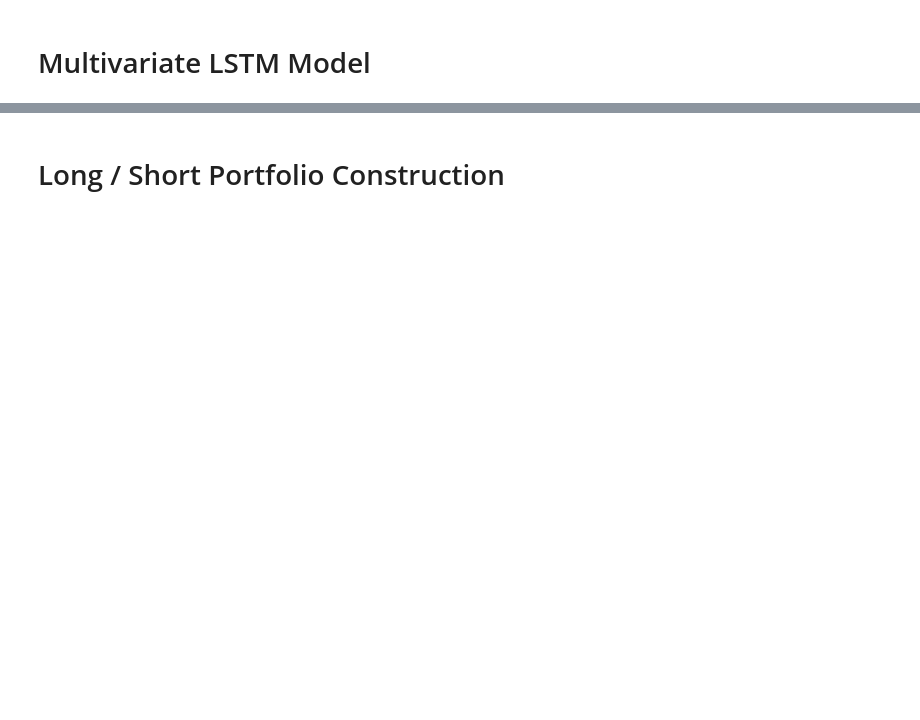
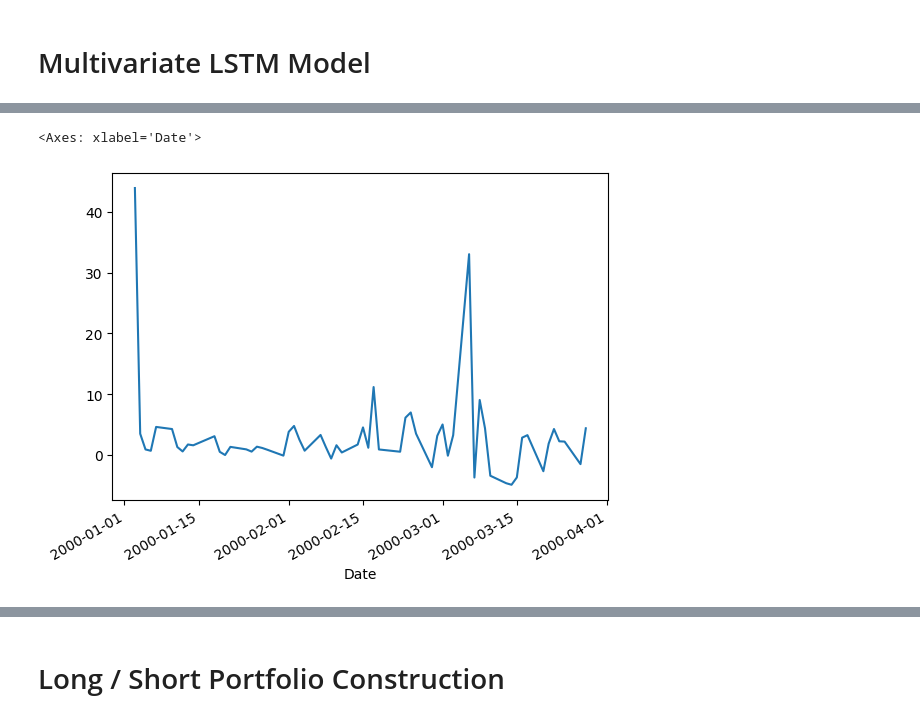
Before and after one commit to eldor-fozilov/FracLSTM-Portfolio, a Jupyter notebook: model_building.ipynb, the cells around one changed output, grey strips where cells are left out. Saved outputs shown, nothing was run; the diff lists cells and outputs as text; code cells hidden in the pictures; blank space fills up the shorter version.

```diff
--- a/model_building.ipynb
+++ b/model_building.ipynb
@@ -275,0 +139,5 @@ print(f"R squared: {np.round(r_squared, 4)}")
+# %%
+data_frac_adj_close['A'][0:60].plot()
+# %% [output]
+<Axes: xlabel='Date'>
+[figure, added]
```
Also changed, not shown: parts of 28 cells of this notebook.
